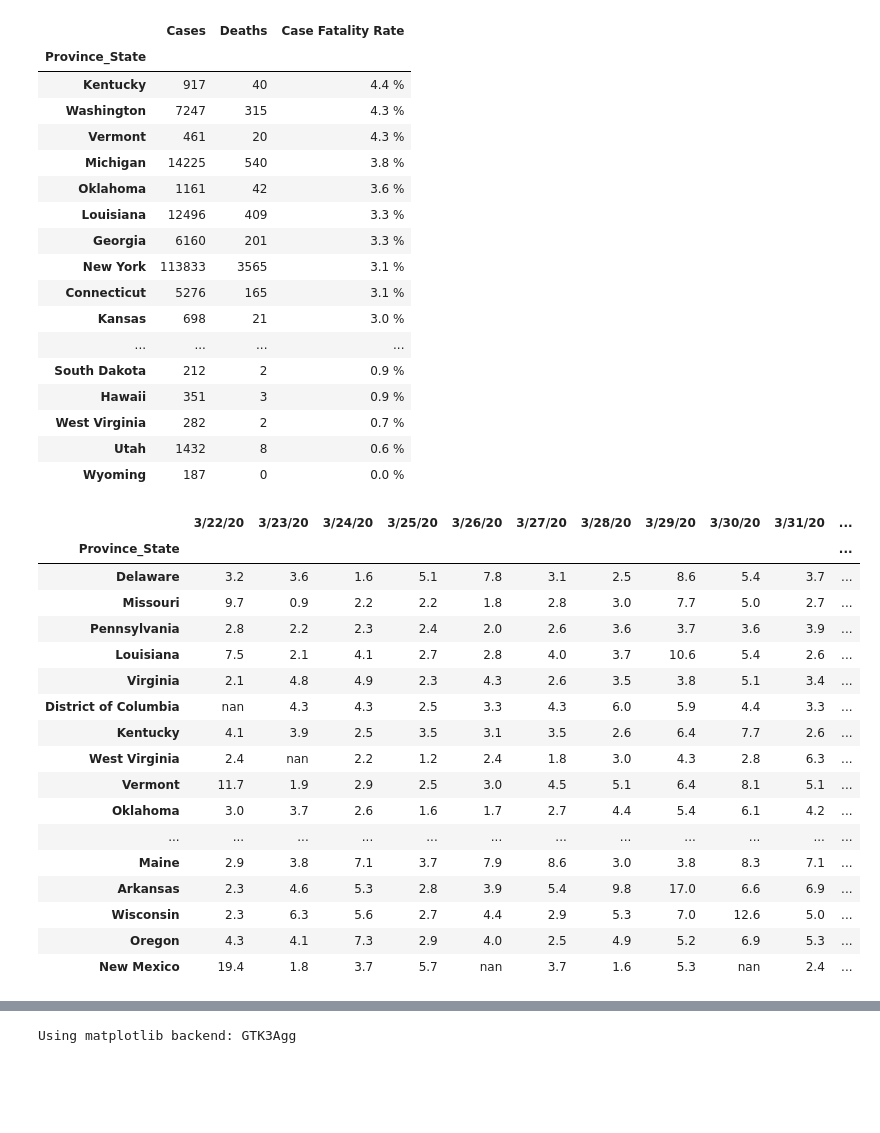
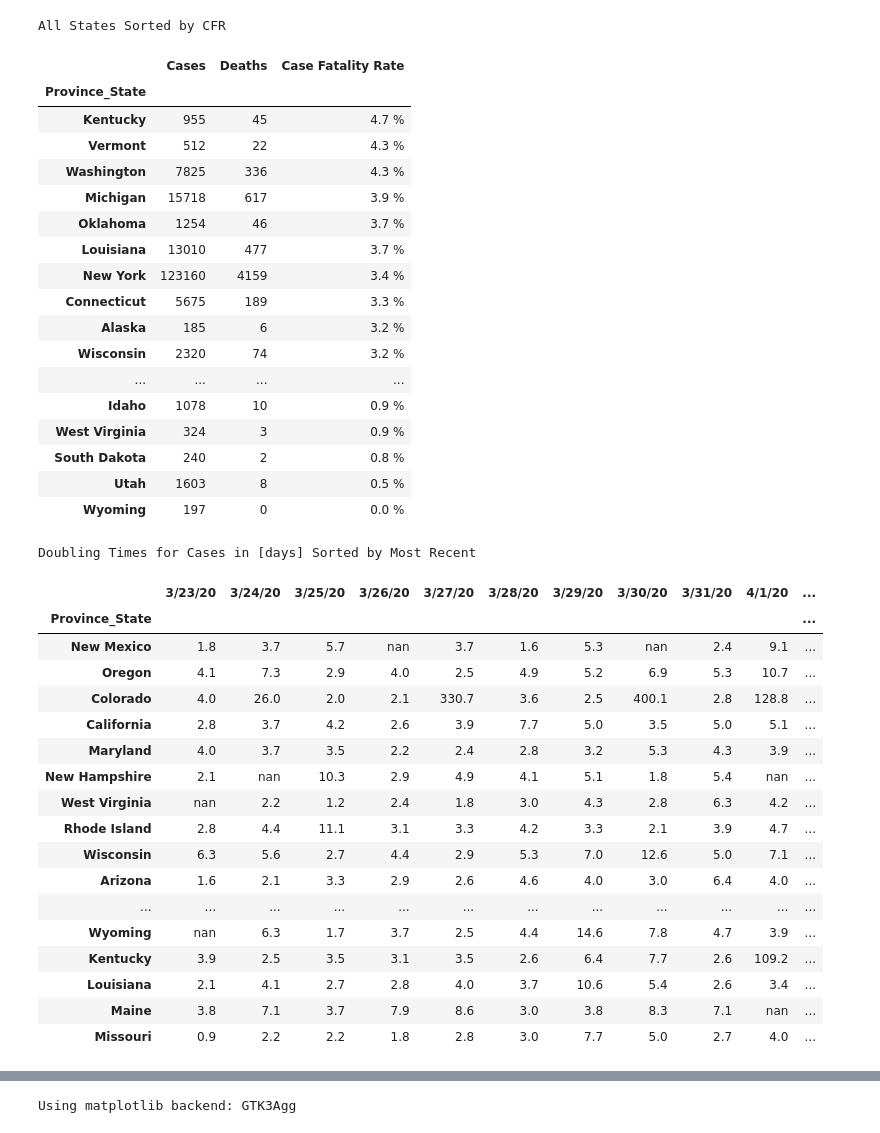
Before and after one commit to caseyjamesdavis/covid19-numbers, a Jupyter notebook: covid 19 numbers US.ipynb, the cells around one changed output, grey strips where cells are left out. Cells and saved outputs as stored; diff of their text form; code cells hidden in the pictures; blank space fills up the shorter version.

Commit message:
daily update
added captions to tables

```diff
--- a/covid 19 numbers US.ipynb
+++ b/covid 19 numbers US.ipynb
@@ -117,55 +120,57 @@ calc['Case Fatality Rate'] =  (calc['Deaths'] / calc['Cases']) * 100.0
 calc = calc.sort_values(by=['Case Fatality Rate'], ascending=False)
 
 
-calc.style.bar(subset=['Cases'], align='left', color=['moccasin']).bar(subset=['Deaths'], align='left', color=['lightcoral']).format({"Case Fatality Rate": "{:5,.1f} %",})
+calc.style.bar(subset=['Cases'], align='left', color=['moccasin']).bar(subset=['Deaths'], align='left', color=['lightcoral']).format({"Case Fatality Rate": "{:5,.1f} %",}).set_caption("All States Sorted by CFR")
 # %% [output]
+All States Sorted by CFR
 |  | Cases | Deaths | Case Fatality Rate |
 | Province_State |  |  |  |
-| Kentucky | 917 | 40 | 4.4 % |
-| Washington | 7247 | 315 | 4.3 % |
-| Vermont | 461 | 20 | 4.3 % |
-| Michigan | 14225 | 540 | 3.8 % |
-| Oklahoma | 1161 | 42 | 3.6 % |
-| Louisiana | 12496 | 409 | 3.3 % |
-| Georgia | 6160 | 201 | 3.3 % |
-| New York | 113833 | 3565 | 3.1 % |
-| Connecticut | 5276 | 165 | 3.1 % |
-| Kansas | 698 | 21 | 3.0 % |
+| Kentucky | 955 | 45 | 4.7 % |
+| Vermont | 512 | 22 | 4.3 % |
+| Washington | 7825 | 336 | 4.3 % |
+| Michigan | 15718 | 617 | 3.9 % |
+| Oklahoma | 1254 | 46 | 3.7 % |
+| Louisiana | 13010 | 477 | 3.7 % |
+| New York | 123160 | 4159 | 3.4 % |
+| Connecticut | 5675 | 189 | 3.3 % |
+| Alaska | 185 | 6 | 3.2 % |
+| Wisconsin | 2320 | 74 | 3.2 % |
 | ... | ... | ... | ... |
-| South Dakota | 212 | 2 | 0.9 % |
-| Hawaii | 351 | 3 | 0.9 % |
-| West Virginia | 282 | 2 | 0.7 % |
-| Utah | 1432 | 8 | 0.6 % |
-| Wyoming | 187 | 0 | 0.0 % |
+| Idaho | 1078 | 10 | 0.9 % |
+| West Virginia | 324 | 3 | 0.9 % |
+| South Dakota | 240 | 2 | 0.8 % |
+| Utah | 1603 | 8 | 0.5 % |
+| Wyoming | 197 | 0 | 0.0 % |
 # %%
 cases_doubling_time = ln(2)/ln(1 + cases.pct_change(axis='columns'))
 cases_doubling_time = cases_doubling_time.loc[ :, cases.columns[-14:] ]
 
 cases_doubling_time = cases_doubling_time.sort_values(by=[cases_doubling_time.columns[-1]])
 
 cases_doubling_time = cases_doubling_time.replace([np.inf, -np.inf, 0.0, -0.0], np.nan)
 
 
-cases_doubling_time.style.background_gradient(cmap='Greens', vmin=1.0, vmax=14.0).format("{:.1f}")
+cases_doubling_time.style.background_gradient(cmap='Greens', vmin=1.0, vmax=14.0).format("{:.1f}").set_caption("Doubling Times for Cases in [days] Sorted by Most Recent")
 # %% [output]
+Doubling Times for Cases in [days] Sorted by Most Recent
-|  | 3/22/20 | 3/23/20 | 3/24/20 | 3/25/20 | 3/26/20 | 3/27/20 | 3/28/20 | 3/29/20 | 3/30/20 | 3/31/20 | ... |
+|  | 3/23/20 | 3/24/20 | 3/25/20 | 3/26/20 | 3/27/20 | 3/28/20 | 3/29/20 | 3/30/20 | 3/31/20 | 4/1/20 | ... |
 | Province_State |  |  |  |  |  |  |  |  |  |  | ... |
-| Delaware | 3.2 | 3.6 | 1.6 | 5.1 | 7.8 | 3.1 | 2.5 | 8.6 | 5.4 | 3.7 | ... |
-| Missouri | 9.7 | 0.9 | 2.2 | 2.2 | 1.8 | 2.8 | 3.0 | 7.7 | 5.0 | 2.7 | ... |
-| Pennsylvania | 2.8 | 2.2 | 2.3 | 2.4 | 2.0 | 2.6 | 3.6 | 3.7 | 3.6 | 3.9 | ... |
-| Louisiana | 7.5 | 2.1 | 4.1 | 2.7 | 2.8 | 4.0 | 3.7 | 10.6 | 5.4 | 2.6 | ... |
-| Virginia | 2.1 | 4.8 | 4.9 | 2.3 | 4.3 | 2.6 | 3.5 | 3.8 | 5.1 | 3.4 | ... |
-| District of Columbia | nan | 4.3 | 4.3 | 2.5 | 3.3 | 4.3 | 6.0 | 5.9 | 4.4 | 3.3 | ... |
-| Kentucky | 4.1 | 3.9 | 2.5 | 3.5 | 3.1 | 3.5 | 2.6 | 6.4 | 7.7 | 2.6 | ... |
-| West Virginia | 2.4 | nan | 2.2 | 1.2 | 2.4 | 1.8 | 3.0 | 4.3 | 2.8 | 6.3 | ... |
-| Vermont | 11.7 | 1.9 | 2.9 | 2.5 | 3.0 | 4.5 | 5.1 | 6.4 | 8.1 | 5.1 | ... |
-| Oklahoma | 3.0 | 3.7 | 2.6 | 1.6 | 1.7 | 2.7 | 4.4 | 5.4 | 6.1 | 4.2 | ... |
+| New Mexico | 1.8 | 3.7 | 5.7 | nan | 3.7 | 1.6 | 5.3 | nan | 2.4 | 9.1 | ... |
+| Oregon | 4.1 | 7.3 | 2.9 | 4.0 | 2.5 | 4.9 | 5.2 | 6.9 | 5.3 | 10.7 | ... |
+| Colorado | 4.0 | 26.0 | 2.0 | 2.1 | 330.7 | 3.6 | 2.5 | 400.1 | 2.8 | 128.8 | ... |
+| California | 2.8 | 3.7 | 4.2 | 2.6 | 3.9 | 7.7 | 5.0 | 3.5 | 5.0 | 5.1 | ... |
+| Maryland | 4.0 | 3.7 | 3.5 | 2.2 | 2.4 | 2.8 | 3.2 | 5.3 | 4.3 | 3.9 | ... |
+| New Hampshire | 2.1 | nan | 10.3 | 2.9 | 4.9 | 4.1 | 5.1 | 1.8 | 5.4 | nan | ... |
+| West Virginia | nan | 2.2 | 1.2 | 2.4 | 1.8 | 3.0 | 4.3 | 2.8 | 6.3 | 4.2 | ... |
+| Rhode Island | 2.8 | 4.4 | 11.1 | 3.1 | 3.3 | 4.2 | 3.3 | 2.1 | 3.9 | 4.7 | ... |
+| Wisconsin | 6.3 | 5.6 | 2.7 | 4.4 | 2.9 | 5.3 | 7.0 | 12.6 | 5.0 | 7.1 | ... |
+| Arizona | 1.6 | 2.1 | 3.3 | 2.9 | 2.6 | 4.6 | 4.0 | 3.0 | 6.4 | 4.0 | ... |
 | ... | ... | ... | ... | ... | ... | ... | ... | ... | ... | ... | ... |
-| Maine | 2.9 | 3.8 | 7.1 | 3.7 | 7.9 | 8.6 | 3.0 | 3.8 | 8.3 | 7.1 | ... |
-| Arkansas | 2.3 | 4.6 | 5.3 | 2.8 | 3.9 | 5.4 | 9.8 | 17.0 | 6.6 | 6.9 | ... |
-| Wisconsin | 2.3 | 6.3 | 5.6 | 2.7 | 4.4 | 2.9 | 5.3 | 7.0 | 12.6 | 5.0 | ... |
-| Oregon | 4.3 | 4.1 | 7.3 | 2.9 | 4.0 | 2.5 | 4.9 | 5.2 | 6.9 | 5.3 | ... |
-| New Mexico | 19.4 | 1.8 | 3.7 | 5.7 | nan | 3.7 | 1.6 | 5.3 | nan | 2.4 | ... |
+| Wyoming | nan | 6.3 | 1.7 | 3.7 | 2.5 | 4.4 | 14.6 | 7.8 | 4.7 | 3.9 | ... |
+| Kentucky | 3.9 | 2.5 | 3.5 | 3.1 | 3.5 | 2.6 | 6.4 | 7.7 | 2.6 | 109.2 | ... |
+| Louisiana | 2.1 | 4.1 | 2.7 | 2.8 | 4.0 | 3.7 | 10.6 | 5.4 | 2.6 | 3.4 | ... |
+| Maine | 3.8 | 7.1 | 3.7 | 7.9 | 8.6 | 3.0 | 3.8 | 8.3 | 7.1 | nan | ... |
+| Missouri | 0.9 | 2.2 | 2.2 | 1.8 | 2.8 | 3.0 | 7.7 | 5.0 | 2.7 | 4.0 | ... |
 # %%
 deaths_doubling_time = ln(2)/ln(1 + deaths.pct_change(axis='columns'))
 deaths_doubling_time = deaths_doubling_time.loc[ :, deaths.columns[-14:] ]
```
Also changed, not shown: parts of 8 cells of this notebook, 15 other files.
